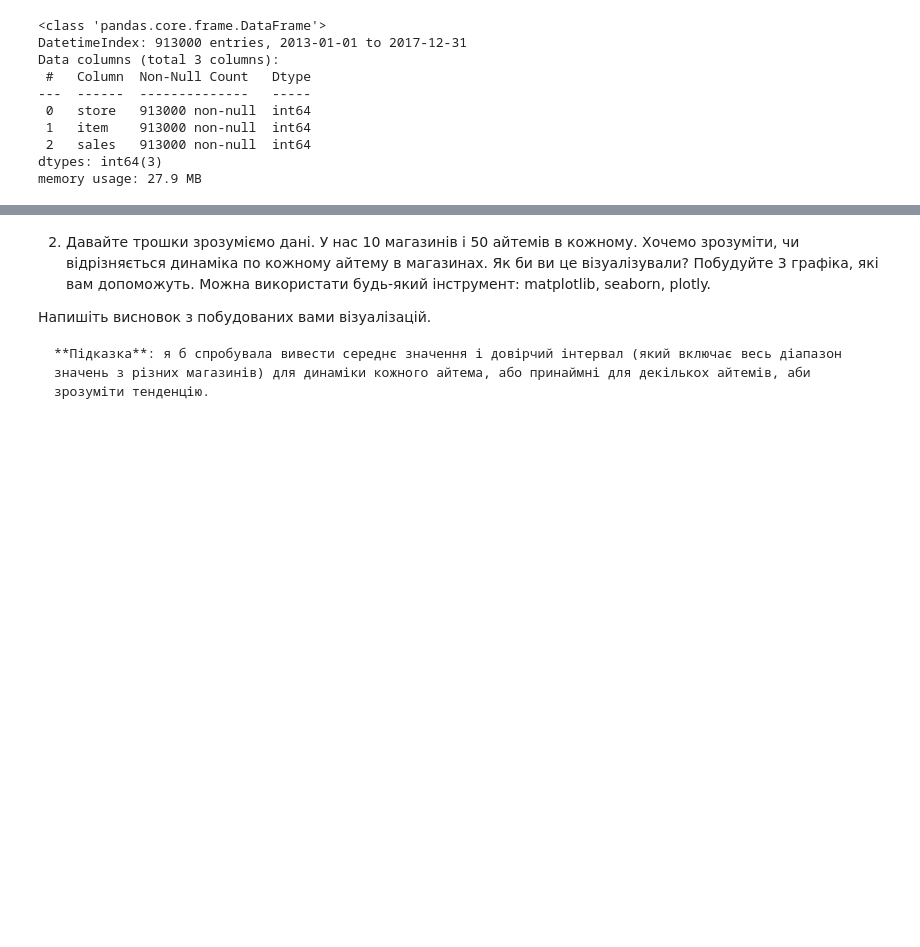
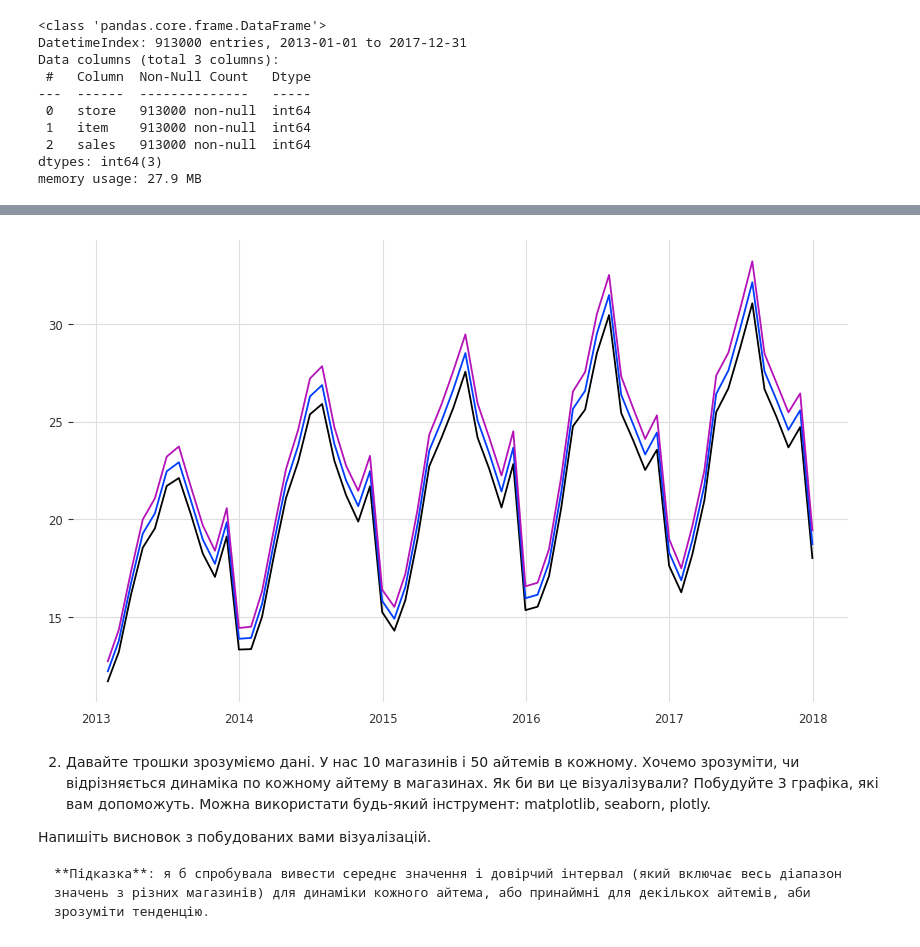
Before and after one commit to Daria-Lytvynenko/ML_course, a Jupyter notebook: HW_2_5_Time_Series_Analysis.ipynb, the cells around one changed output, grey strips where cells are left out. Drawn from its saved outputs; the diff is of its cells as text; code cells hidden in the pictures; blank space fills up the shorter version.

```diff
--- a/HW_2_5_Time_Series_Analysis.ipynb
+++ b/HW_2_5_Time_Series_Analysis.ipynb
@@ -69,3 +70,22 @@ Data columns (total 3 columns):
  2   sales   913000 non-null  int64
 dtypes: int64(3)
 memory usage: 27.9 MB
+# %%
+train.reset_index(inplace=True)
+# %%
+def calculate_confidence_interval(data):
+    mean = np.mean(data)
+    confidence = 0.95
+    h = st.t.interval(confidence, len(data) - 1, loc=mean, scale=st.sem(data))
+    return mean, h
+
+def analyze_sales(df, item_id):
+    item_data = df[df['item'] == item_id]
+    monthly_sales = item_data.groupby(pd.Grouper(key='date', freq='M'))['sales'].apply(list)
+    results = {}
+    for month, sales in monthly_sales.items():
+        mean, ci = calculate_confidence_interval(sales)
+        results[month] = {'mean': mean, 'min': ci[0], 'max':ci[1]}
+    return pd.DataFrame(results).T
+
+ci= analyze_sales(train,1)
@@ -72,3 +112,11 @@ memory usage: 27.9 MB
+# %%
+fig=plt.figure(figsize=(10,6))
+plt.plot(ci['min'])
+plt.plot(ci['mean'])
+plt.plot(ci['max'])
+plt.show()
+# %% [output]
+[figure, added]
 # %% [markdown]
   2. Давайте трошки зрозуміємо дані. У нас 10 магазинів і 50 айтемів в кожному. Хочемо зрозуміти, чи відрізняється динаміка по кожному айтему в магазинах. Як би ви це візуалізували? Побудуйте 3 графіка, які вам допоможуть. Можна використати будь-який інструмент: matplotlib, seaborn, plotly.
 
```
Also changed, not shown: parts of 32 cells of this notebook.
